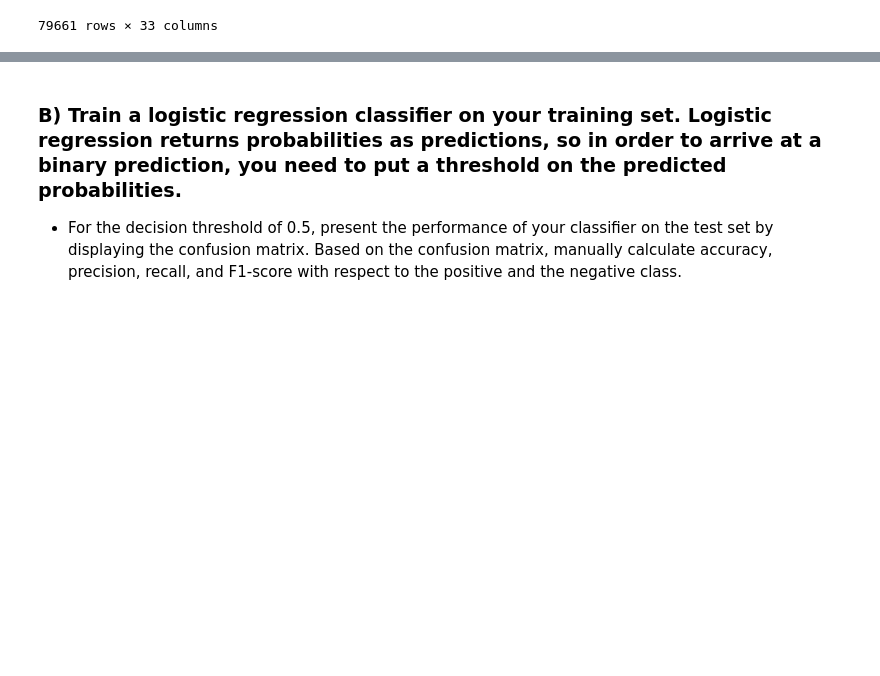
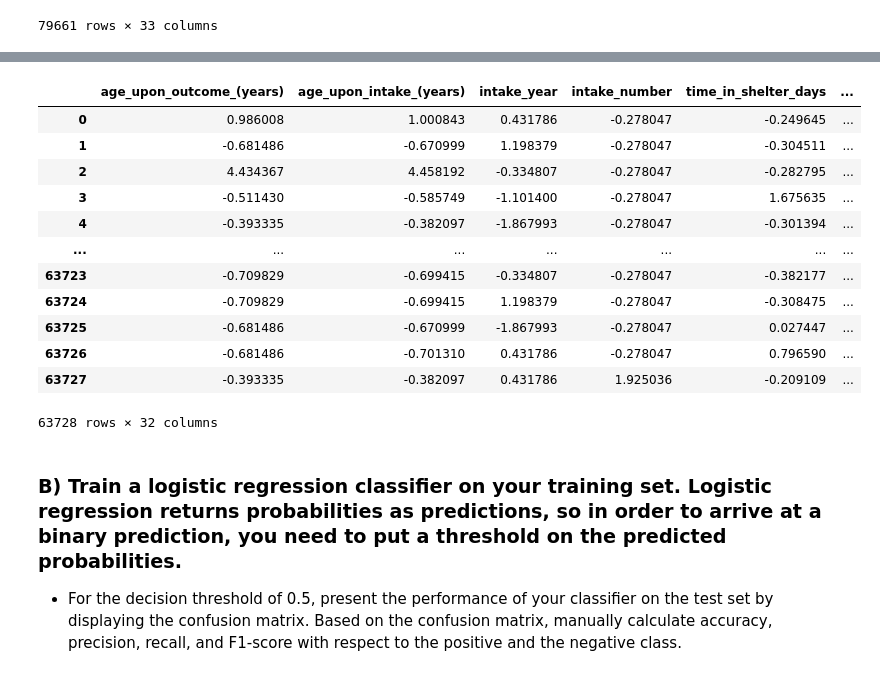
Before and after one commit to TheTexanCodeur/2024, a Jupyter notebook: Exercises/07 - Learning from data - Applied machine learning/AppliedML.ipynb, the cells around one changed output, grey strips where cells are left out. Cells and saved outputs as stored; diff of their text form; code cells hidden in the pictures; blank space fills up the shorter version.

```diff
--- a/Exercises/07 - Learning from data - Applied machine learning/AppliedML.ipynb
+++ b/Exercises/07 - Learning from data - Applied machine learning/AppliedML.ipynb
@@ -72,7 +75,3 @@ dummy_data
 | 79670 | 0.821918 | 0.410959 | 2018 | 1.0 | 1.762500 | 0 | ... |
 | 79671 | 10.000000 | 10.000000 | 2018 | 1.0 | 0.813889 | 0 | ... |
 79661 rows × 33 columns
-# %%
-# Standardize
-dummy_data =( dummy_data - dummy_data.mean() ) / dummy_data.std()
-dummy_data
@@ -98,0 +78,12 @@ def split_set(data_to_split, ratio=0.8):
+# %%
+def split_data(x, ratio=0.8):
+
+    p = np.random.permutation(len(x))
+
+    x_rand = x.iloc[p].reset_index(drop=True)
+
+    sep_index = int(np.floor(len(x) * ratio))
+
+    return x_rand[:sep_index], x_rand[sep_index:]
+# %%
+train, test = split_data(dummy_data)
@@ -99,3 +96,23 @@ def split_set(data_to_split, ratio=0.8):
+# %%
+# Standardize
+x_train_final =( x_train - x_train.mean() ) / x_train.std()
+
+x_test_final =( x_test - x_train.mean() ) / x_train.std()
+x_train_final
+# %% [output]
+|  | age_upon_outcome_(years) | age_upon_intake_(years) | intake_year | intake_number | time_in_shelter_days | ... |
+| 0 | 0.986008 | 1.000843 | 0.431786 | -0.278047 | -0.249645 | ... |
+| 1 | -0.681486 | -0.670999 | 1.198379 | -0.278047 | -0.304511 | ... |
+| 2 | 4.434367 | 4.458192 | -0.334807 | -0.278047 | -0.282795 | ... |
+| 3 | -0.511430 | -0.585749 | -1.101400 | -0.278047 | 1.675635 | ... |
+| 4 | -0.393335 | -0.382097 | -1.867993 | -0.278047 | -0.301394 | ... |
+| ... | ... | ... | ... | ... | ... | ... |
+| 63723 | -0.709829 | -0.699415 | -0.334807 | -0.278047 | -0.382177 | ... |
+| 63724 | -0.709829 | -0.699415 | 1.198379 | -0.278047 | -0.308475 | ... |
+| 63725 | -0.681486 | -0.670999 | -1.867993 | -0.278047 | 0.027447 | ... |
+| 63726 | -0.681486 | -0.701310 | 0.431786 | -0.278047 | 0.796590 | ... |
+| 63727 | -0.393335 | -0.382097 | 0.431786 | 1.925036 | -0.209109 | ... |
+63728 rows × 32 columns
 # %% [markdown]
 ### B) Train a logistic regression classifier on your training set. Logistic regression returns probabilities as predictions, so in order to arrive at a binary prediction, you need to put a threshold on the predicted probabilities.
 - For the decision threshold of 0.5, present the performance of your classifier on the test set by displaying the confusion matrix. Based on the confusion matrix, manually calculate accuracy, precision, recall, and F1-score with respect to the positive and the negative class.
```
Also changed, not shown: parts of 11 cells of this notebook, 3 other files.
